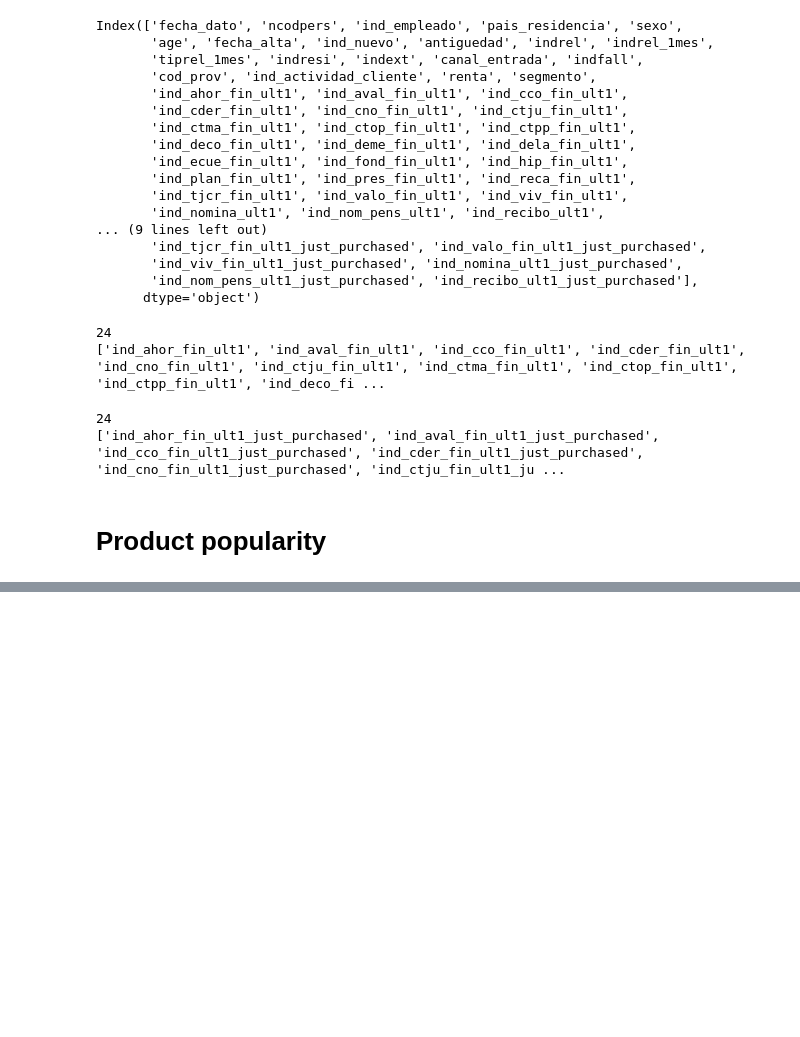
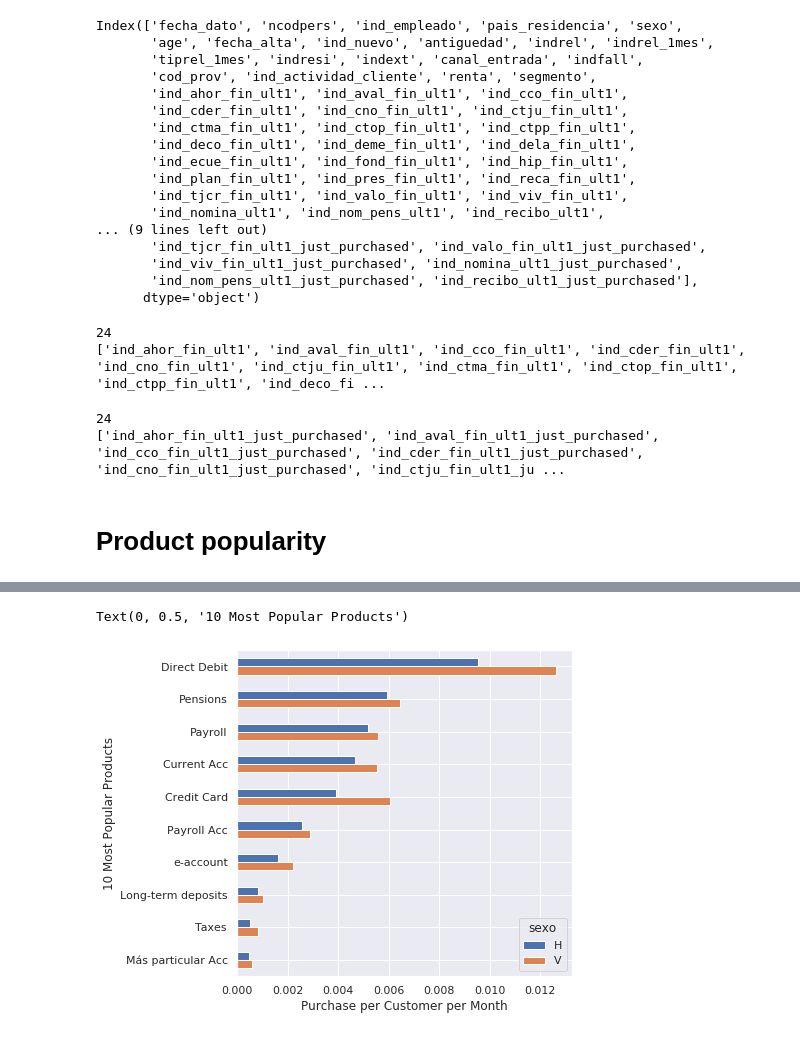
Before and after one commit to nguyentrunghai/Kaggle_projects, a Jupyter notebook: Santander_Product_Recomendation/exploratory.ipynb, the cells around one changed output, grey strips where cells are left out. Saved outputs shown, nothing was run; the diff lists cells and outputs as text; code cells hidden in the pictures; blank space fills up the shorter version.

```diff
--- a/Santander_Product_Recomendation/exploratory.ipynb
+++ b/Santander_Product_Recomendation/exploratory.ipynb
@@ -111,0 +140,5 @@ Text(0, 0.5, 'Product')
+# %%
+# for later use
+prod_popul = df_train[NEW_PURCH_COLS].sum(axis=0)
+TEN_MOST_POP_PROD = prod_popul.sort_values(ascending=False).index[:10].to_list()
+TEN_MOST_POP_PROD
@@ -111,0 +177,8 @@ Text(0, 0.5, 'Product')
+# %%
+nr_pur_prod_month = df_train[TEN_MOST_POP_PROD].groupby(df_train["sexo"]).apply(
+    lambda df: pur_per_prod_per_month(df, TEN_MOST_POP_PROD))
+
+cols = [col.replace("_just_purchased", "") for col in nr_pur_prod_month.columns]
+cols = [PROD_ENG[col] for col in cols]
+nr_pur_prod_month.columns = cols
+nr_pur_prod_month
@@ -111,0 +190,10 @@ Text(0, 0.5, 'Product')
+# %%
+fig, ax = plt.subplots(nrows=1, ncols=1, figsize=(6, 6))
+
+nr_pur_prod_month.T.plot(kind="barh", ax=ax)
+ax.invert_yaxis()
+ax.set_xlabel("Purchase per Customer per Month")
+ax.set_ylabel("10 Most Popular Products")
+# %% [output]
+Text(0, 0.5, '10 Most Popular Products')
+[figure, added]
```
Also changed, not shown: parts of 28 cells of this notebook.
